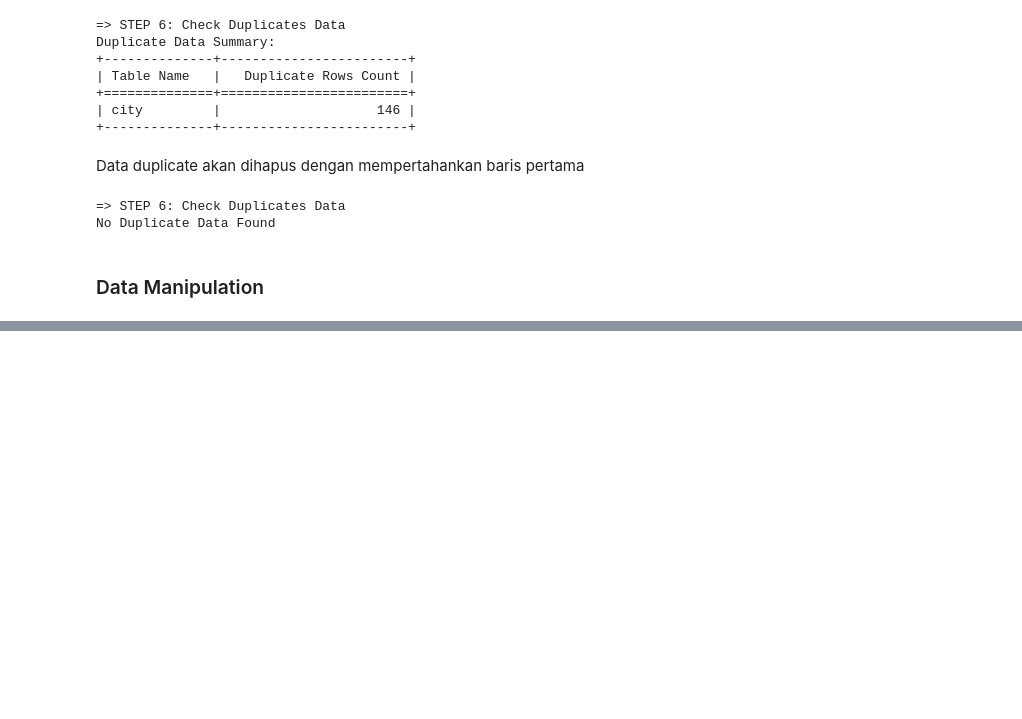
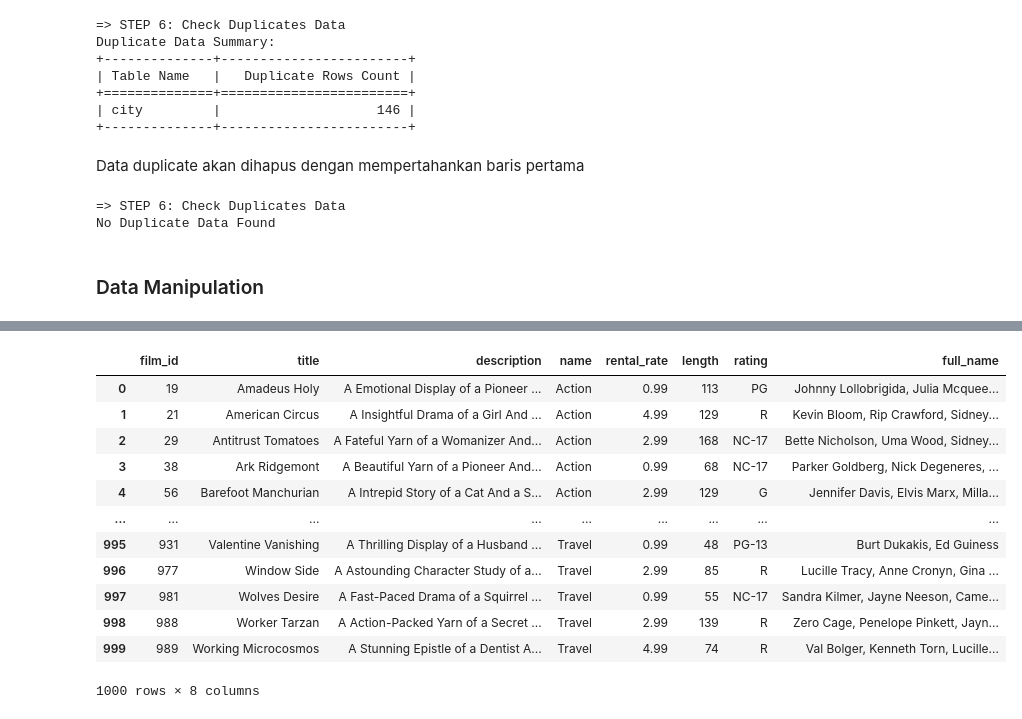
Before and after one commit to naufalqii16/ETL-dvd-rental, a Jupyter notebook: explore.ipynb, the cells around one changed output, grey strips where cells are left out. Cells and saved outputs as stored; diff of their text form; code cells hidden in the pictures; blank space fills up the shorter version.

```diff
--- a/explore.ipynb
+++ b/explore.ipynb
@@ -770,0 +991,17 @@ cleaned_data_temp = table_dict.copy()
+# %%
+film_list = film_list[['film_id', 'title', 'description', 'name', 'rental_rate', 'length', 'rating', 'full_name']].copy()
+film_list
+# %% [output]
+|  | film_id | title | description | name | rental_rate | length | rating | full_name |
+| 0 | 19 | Amadeus Holy | A Emotional Display of a Pioneer ... | Action | 0.99 | 113 | PG | Johnny Lollobrigida, Julia Mcquee... |
+| 1 | 21 | American Circus | A Insightful Drama of a Girl And ... | Action | 4.99 | 129 | R | Kevin Bloom, Rip Crawford, Sidney... |
+| 2 | 29 | Antitrust Tomatoes | A Fateful Yarn of a Womanizer And... | Action | 2.99 | 168 | NC-17 | Bette Nicholson, Uma Wood, Sidney... |
+| 3 | 38 | Ark Ridgemont | A Beautiful Yarn of a Pioneer And... | Action | 0.99 | 68 | NC-17 | Parker Goldberg, Nick Degeneres, ... |
+| 4 | 56 | Barefoot Manchurian | A Intrepid Story of a Cat And a S... | Action | 2.99 | 129 | G | Jennifer Davis, Elvis Marx, Milla... |
+| ... | ... | ... | ... | ... | ... | ... | ... | ... |
+| 995 | 931 | Valentine Vanishing | A Thrilling Display of a Husband ... | Travel | 0.99 | 48 | PG-13 | Burt Dukakis, Ed Guiness |
+| 996 | 977 | Window Side | A Astounding Character Study of a... | Travel | 2.99 | 85 | R | Lucille Tracy, Anne Cronyn, Gina ... |
+| 997 | 981 | Wolves Desire | A Fast-Paced Drama of a Squirrel ... | Travel | 0.99 | 55 | NC-17 | Sandra Kilmer, Jayne Neeson, Came... |
+| 998 | 988 | Worker Tarzan | A Action-Packed Yarn of a Secret ... | Travel | 2.99 | 139 | R | Zero Cage, Penelope Pinkett, Jayn... |
+| 999 | 989 | Working Microcosmos | A Stunning Epistle of a Dentist A... | Travel | 4.99 | 74 | R | Val Bolger, Kenneth Torn, Lucille... |
+1000 rows × 8 columns
```
Also changed, not shown: parts of 21 cells of this notebook.
